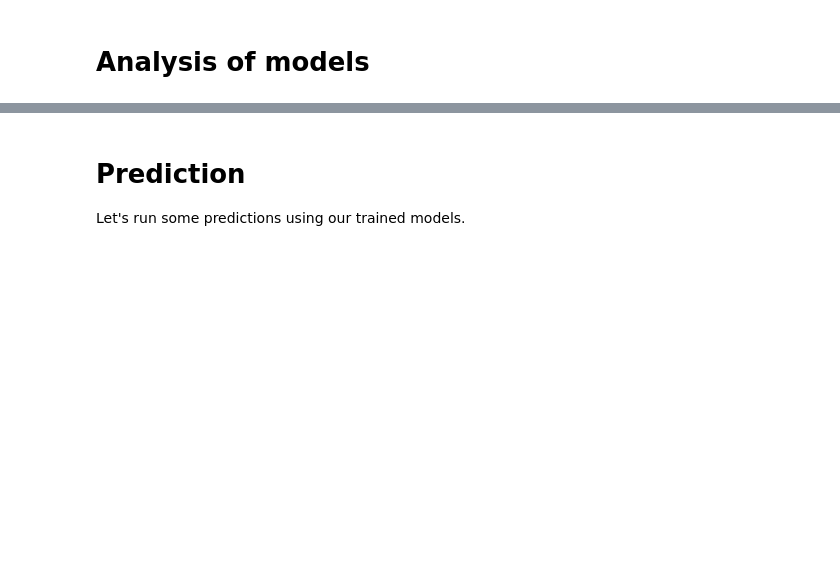
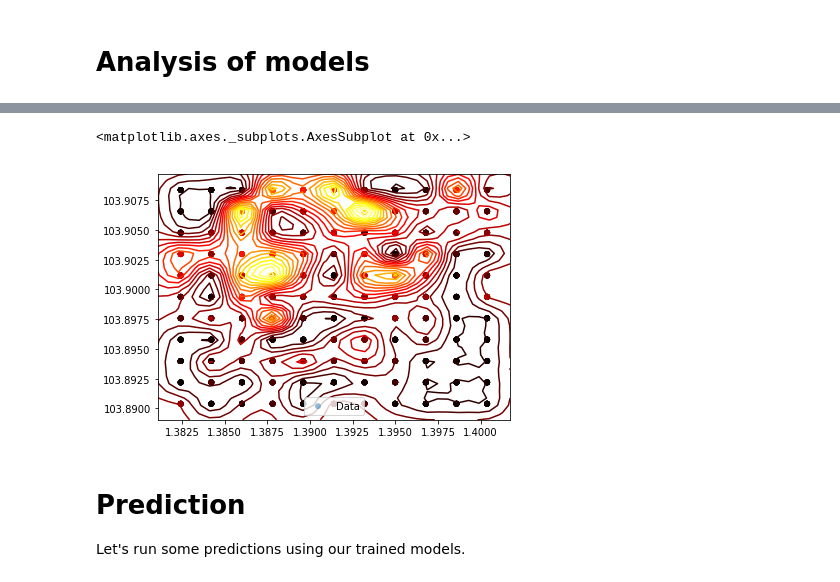
Before and after one commit to wenqiwooo/GP-for-Bike-Sharing, a Jupyter notebook: notebooks/Final Experiments.ipynb, the cells around one changed output, grey strips where cells are left out. Drawn from its saved outputs; the diff is of its cells as text; code cells hidden in the pictures; blank space fills up the shorter version.

```diff
--- a/notebooks/Final Experiments.ipynb
+++ b/notebooks/Final Experiments.ipynb
@@ -229,3 +271,8 @@ sk_models[0].plot_density(visible_dims=[2])
+# %%
+sk_models[0].plot(fixed_inputs=[(2, 2000000)])
+# %% [output]
+<matplotlib.axes._subplots.AxesSubplot at 0x...>
+[figure, added]
 # %% [markdown]
 # Prediction
 
```
Also changed, not shown: parts of 13 cells of this notebook.
